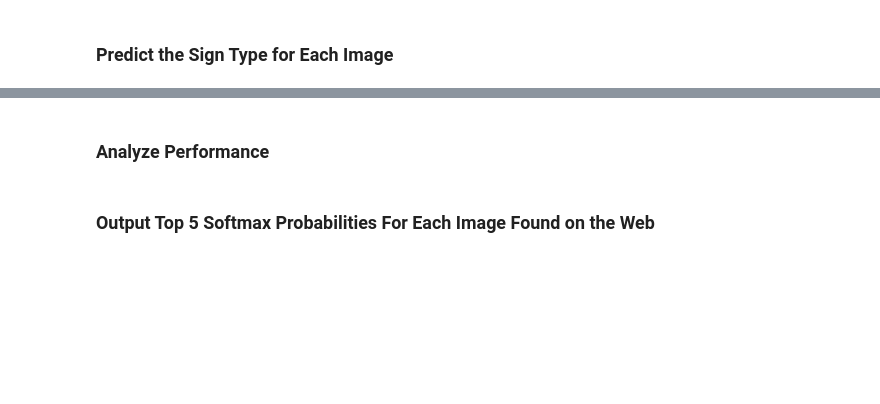
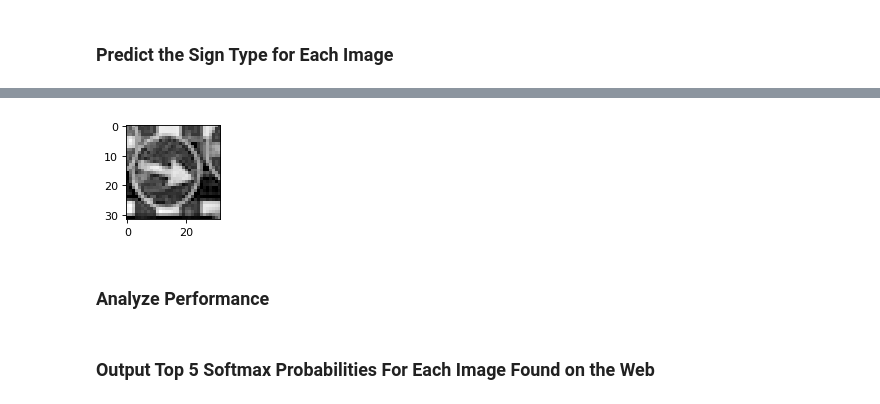
Before and after one commit to MarkDekker/CarND-Traffic-Sign-Classifier-Project, a Jupyter notebook: Traffic_Sign_Classifier.ipynb, the cells around one changed output, grey strips where cells are left out. Saved outputs shown, nothing was run; the diff lists cells and outputs as text; code cells hidden in the pictures; blank space fills up the shorter version.

```diff
--- a/Traffic_Sign_Classifier.ipynb
+++ b/Traffic_Sign_Classifier.ipynb
@@ -639,6 +684,16 @@ You may find `signnames.csv` useful as it contains mappings from the class id (i
+# %%
+custom_labels = [1, 1, 22, 17, 17, 21, 41, 18, 38, 12, 25, 33, 31]
 # %% [markdown]
 ### Predict the Sign Type for Each Image
 # %%
 ### Run the predictions here and use the model to output the prediction for each image.
 ### Make sure to pre-process the images with the same pre-processing pipeline used earlier.
 ### Feel free to use as many code cells as needed.
+# %%
+tf_processed_custom = tf.map_fn(lambda x: tf.image.per_image_standardization(x), custom_images, dtype=tf.float32, parallel_iterations=2000)
+
+if COLOR_CHANNELS is 1:
+    tf_processed_custom = tf.image.rgb_to_grayscale(tf_processed_custom)
+
+with tf.Session() as sess:
+    processed_custom = tf_processed_custom.eval()
@@ -645,3 +727,7 @@ You may find `signnames.csv` useful as it contains mappings from the class id (i
+# %%
+print_images(miscategorised_images[38])
+# %% [output]
+[figure, added]
 # %% [markdown]
 ### Analyze Performance
 # %%
```
Also changed, not shown: parts of 12 cells of this notebook, 28 other files.
